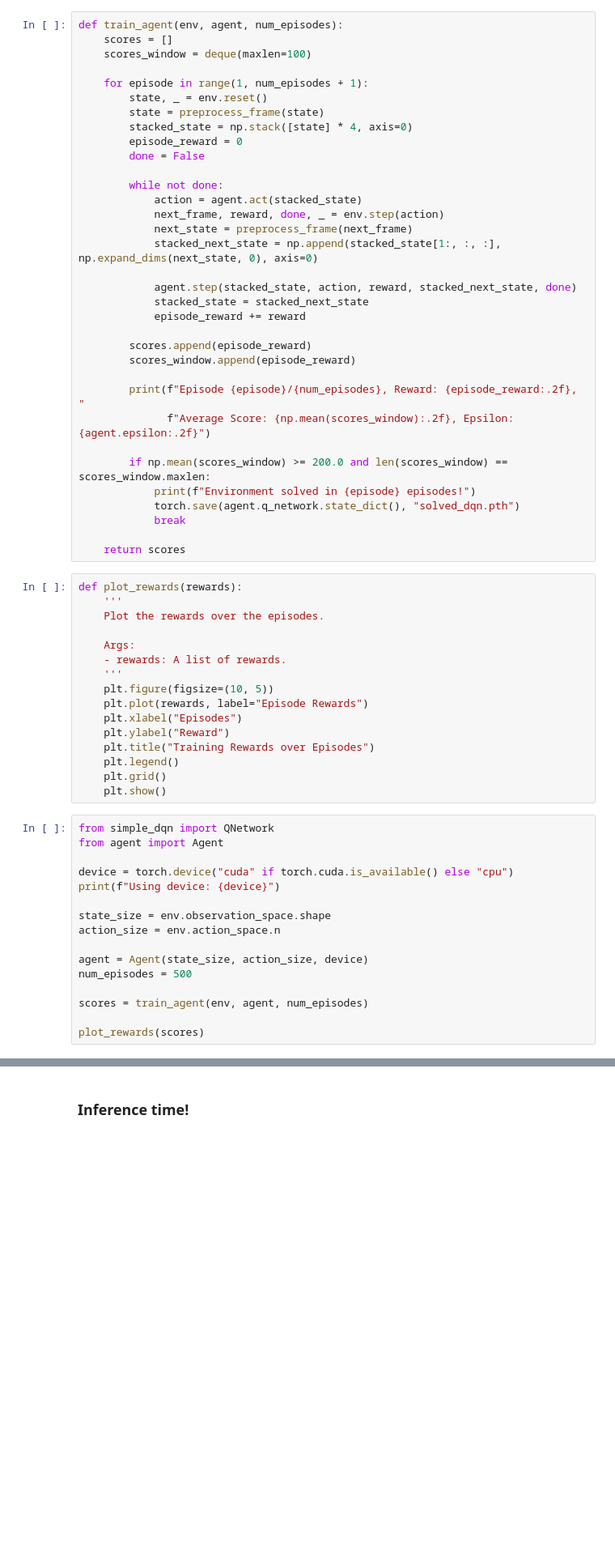
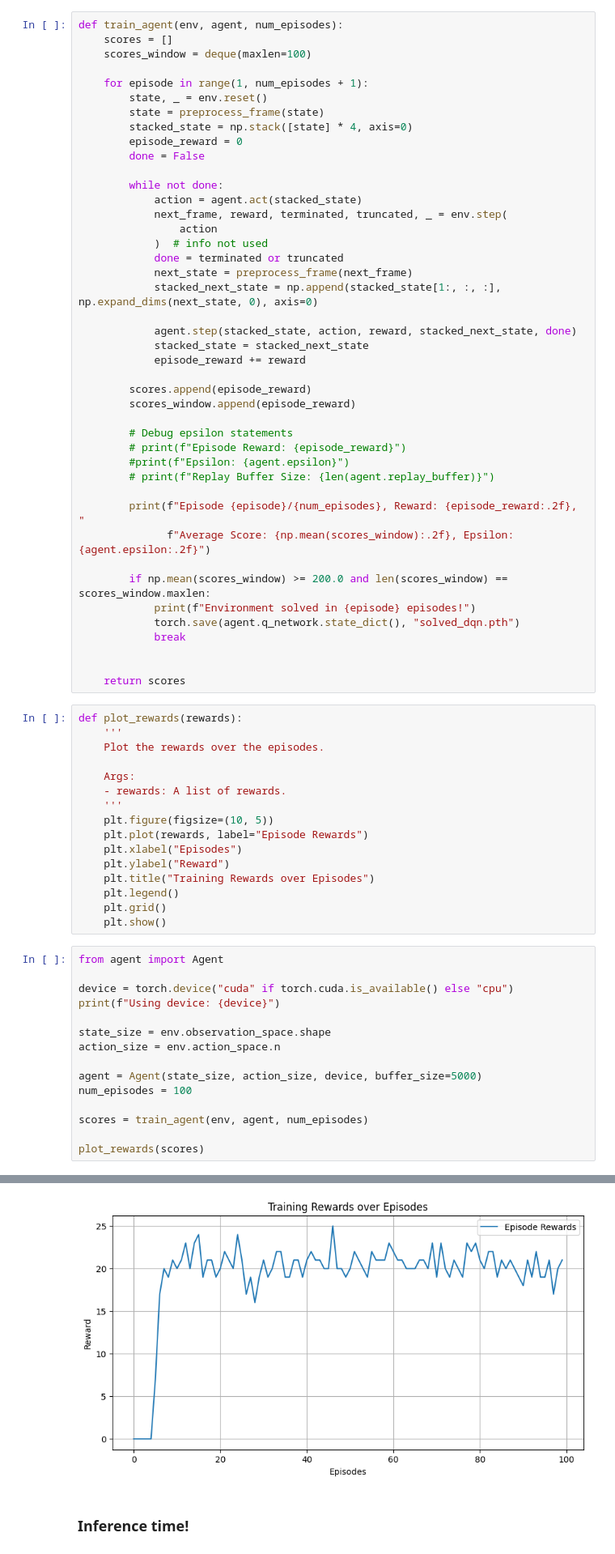
Before and after one commit to YiannisParask/aidl-b02-assignment, a Jupyter notebook: notebooks/DQN.ipynb, the cells around one changed output, grey strips where cells are left out. Shown: that part at 81% size. Drawn from its saved outputs; the diff is of its cells as text; blank space fills up the shorter version.

Commit message:
fixed the agent by adding time steps

```diff
--- a/notebooks/DQN.ipynb
+++ b/notebooks/DQN.ipynb
@@ -119,7 +103,10 @@ def train_agent(env, agent, num_episodes):
 
         while not done:
             action = agent.act(stacked_state)
-            next_frame, reward, done, _ = env.step(action)
+            next_frame, reward, terminated, truncated, _ = env.step(
+                action
+            )  # info not used
+            done = terminated or truncated
             next_state = preprocess_frame(next_frame)
             stacked_next_state = np.append(stacked_state[1:, :, :], np.expand_dims(next_state, 0), axis=0)
 
@@ -130,6 +117,11 @@ def train_agent(env, agent, num_episodes):
         scores.append(episode_reward)
         scores_window.append(episode_reward)
 
+        # Debug epsilon statements
+        # print(f"Episode Reward: {episode_reward}")
+        #print(f"Epsilon: {agent.epsilon}")
+        # print(f"Replay Buffer Size: {len(agent.replay_buffer)}")
+
         print(f"Episode {episode}/{num_episodes}, Reward: {episode_reward:.2f}, "
               f"Average Score: {np.mean(scores_window):.2f}, Epsilon: {agent.epsilon:.2f}")
 
@@ -138,6 +130,7 @@ def train_agent(env, agent, num_episodes):
             torch.save(agent.q_network.state_dict(), "solved_dqn.pth")
             break
 
+
     return scores
 # %%
 def plot_rewards(rewards):
@@ -156,7 +149,6 @@ def plot_rewards(rewards):
     plt.grid()
     plt.show()
 # %%
-from simple_dqn import QNetwork
 from agent import Agent
 
 device = torch.device("cuda" if torch.cuda.is_available() else "cpu")
@@ -165,8 +157,8 @@ print(f"Using device: {device}")
 state_size = env.observation_space.shape
 action_size = env.action_space.n
 
-agent = Agent(state_size, action_size, device)
-num_episodes = 500
+agent = Agent(state_size, action_size, device, buffer_size=5000)
+num_episodes = 100
 
 scores = train_agent(env, agent, num_episodes)
 
@@ -178,2 +184,3 @@ KeyboardInterrupt:
+[figure, added]
 # %% [markdown]
 ### Inference time!
```
Also changed, not shown: parts of 9 cells of this notebook, 1 other file.
